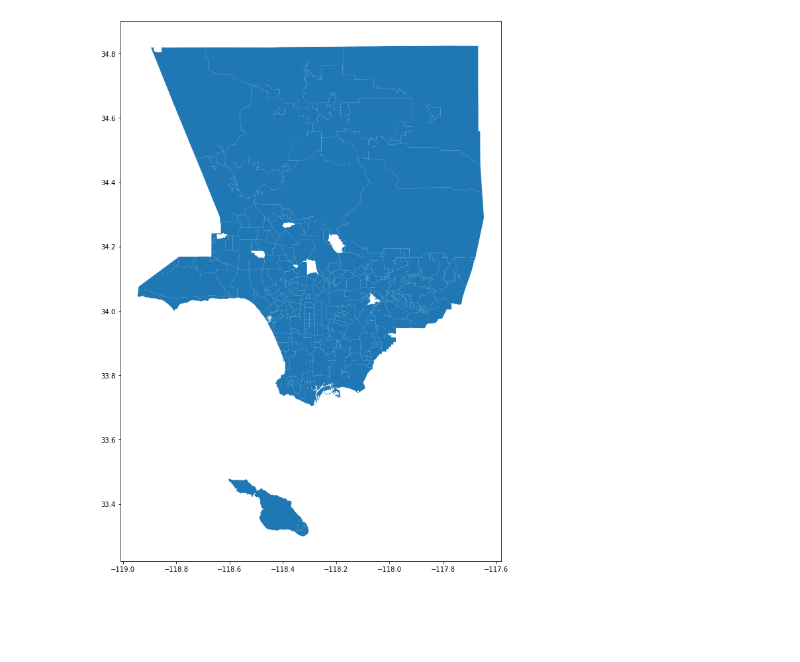
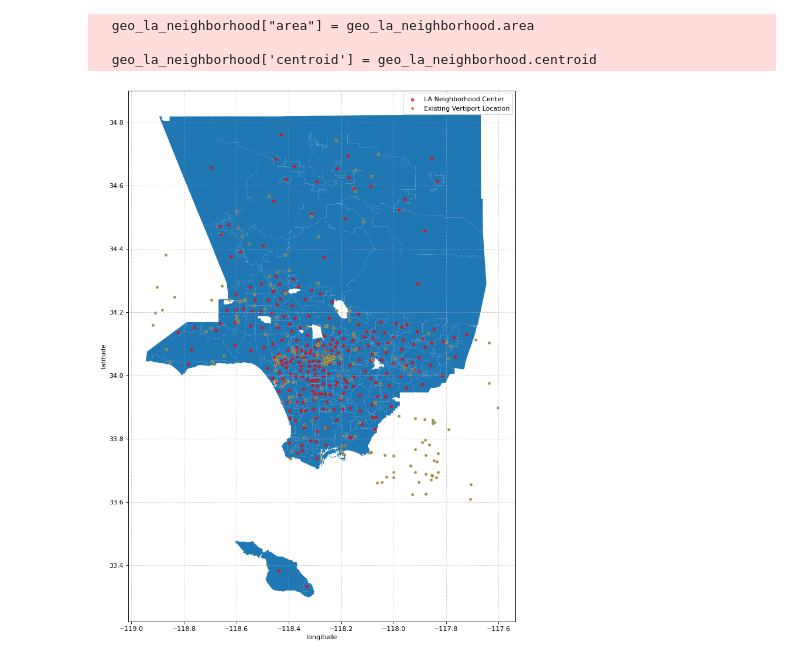
Before and after one commit to guanch1984/evtol-planning, a Jupyter notebook: geopanda_la_neighborhood.ipynb, the cells around one changed output. Cells and saved outputs as stored; diff of their text form; code cells hidden in the pictures; blank space fills up the shorter version.

```diff
--- a/geopanda_la_neighborhood.ipynb
+++ b/geopanda_la_neighborhood.ipynb
@@ -20,5 +8,51 @@ df = geo_la_neighborhood.merge(pop_la_neighborhood, left_on='name', right_on='Ne
-# %%
-df.plot(figsize=(15,15))
-plt.show()
-# %% [output]
-[figure, removed]
+# %%
+
+# load LA neighborhood geo data
+geojson_file_loc = "data/mapping-la-data-main/geojson/la-county-neighborhoods-v6.geojson"
+geo_la_neighborhood = geopandas.read_file(geojson_file_loc)
+# LA EPSG transformation
+geo_la_neighborhood.set_crs('epsg:6423', allow_override=True)
+geo_la_neighborhood["area"] = geo_la_neighborhood.area
+geo_la_neighborhood['boundary'] = geo_la_neighborhood.boundary
+geo_la_neighborhood['centroid'] = geo_la_neighborhood.centroid
+# load LA neighborhood poplulation data
+pop_la_neighborhood = pd.read_csv('data/la-neighborhood-population.csv')
+# merge two dataframe together
+df = geo_la_neighborhood.merge(pop_la_neighborhood, left_on='name', right_on='Neighborhood', how='inner')
+del df['Neighborhood']
+del df['kind']
+del df['external_id']
+del df['slug']
+del df['set']
+del df['metadata']
+del df['resource_uri']
+df = df.rename(columns={'Population per Sqmi':'pop_density'})
+# %% [output]
+  geo_la_neighborhood["area"] = geo_la_neighborhood.area
+
+  geo_la_neighborhood['centroid'] = geo_la_neighborhood.centroid
+# %%
+# load LA existing vertiport data
+df_heliport = pd.read_csv('data/us-heliports-landing-facilities.csv')
+del df_heliport['State_Name']
+del df_heliport['Facility_Type']
+del df_heliport['County_s_State_Post_Office_Code']
+df_airport = pd.read_csv('data/us-general-aviation-airports.csv')
+del df_airport['County_s_State_Post_Office_Code']
+del df_airport['State_Name']
+df_vertiport = pd.concat([df_heliport, df_airport])
+mask = (df_vertiport['SHAPE_X'] <-117.6) & (df_vertiport['SHAPE_X'] > -119) & (df_vertiport['SHAPE_Y'] <34.8) & (df_vertiport['SHAPE_Y'] > 33.6)
+df_vertiport_la = df_vertiport[mask]
+# %%
+
+fig, ax = plt.subplots(figsize=(15,15), dpi=80)
+df.plot(ax=ax, label='LA Neighborhood')
+c = geopandas.GeoDataFrame(df, geometry=df['centroid'])
+c.plot(ax=ax, color='red',alpha=0.75, markersize=16, label='LA Neighborhood Center')
+ax.scatter(df_vertiport_la['SHAPE_X'], df_vertiport_la['SHAPE_Y'], s=16, edgecolors='orange', alpha=0.75, label='Existing Vertiport Location')
+ax.set_xlabel('longitude')
+ax.set_ylabel('latitude')
+ax.legend()
+ax.grid(linestyle=':')
+# %% [output]
+[figure, added]
```
Also changed, not shown: parts of 5 cells of this notebook.
